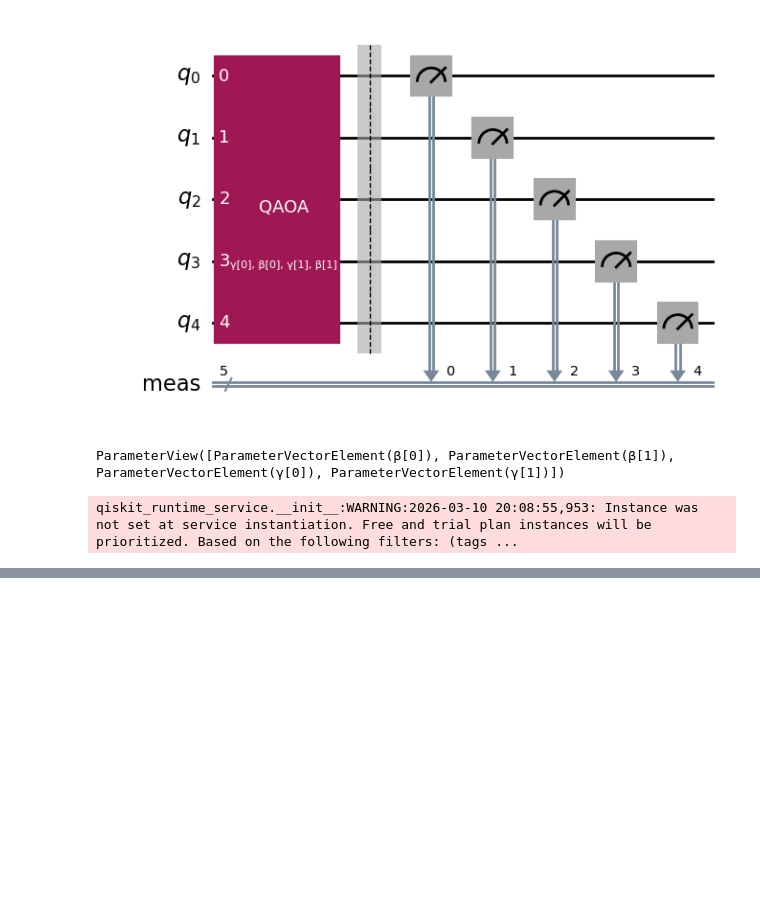
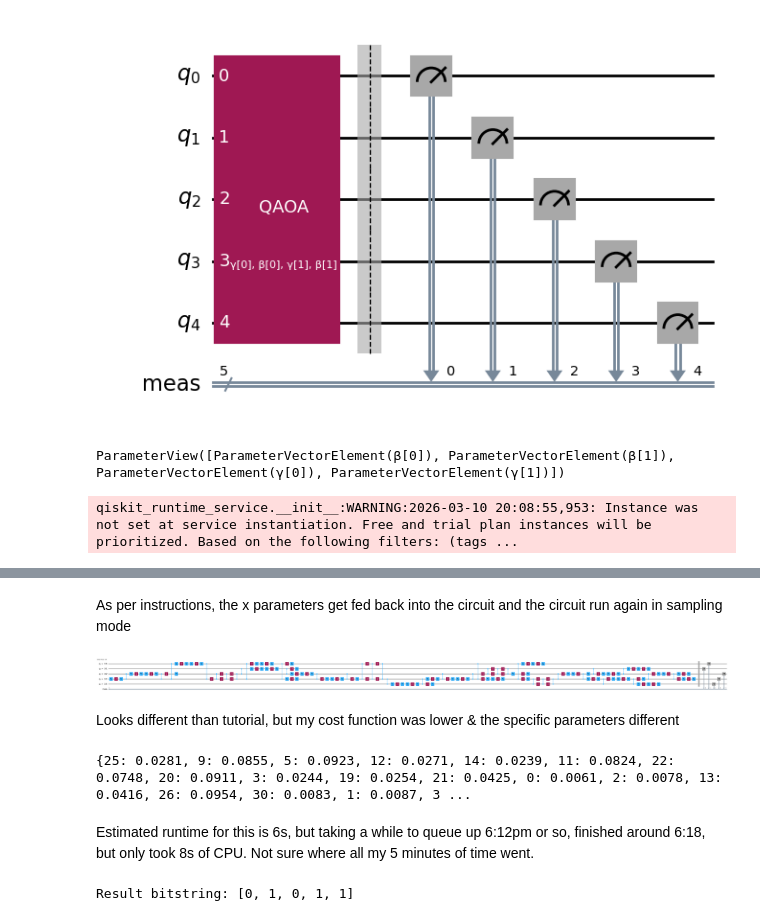
Before and after one commit to jpmorgen/qiskit, a Jupyter notebook: QAOA.ipynb, the cells around one changed output, grey strips where cells are left out. Drawn from its saved outputs; the diff is of its cells as text; code cells hidden in the pictures; blank space fills up the shorter version.

```diff
--- a/QAOA.ipynb
+++ b/QAOA.ipynb
@@ -102,2 +104,0 @@ qiskit_runtime_service.backends:WARNING:2026-03-10 20:09:43,002: Using instance:
-# %%
-backend = service.backend("ibm_fez")
@@ -147,0 +199,48 @@ RequestsApiError: '400 Client Error: Bad Request for url: https://quantum.cloud.
+# %% [markdown]
+As per instructions, the x parameters get fed back into the circuit and the circuit run again in sampling mode
+# %%
+optimized_circuit = candidate_circuit.assign_parameters(result.x)
+optimized_circuit.draw("mpl", fold=False, idle_wires=False)
+# %% [output]
+[figure, added]
+# %% [markdown]
+Looks different than tutorial, but my cost function was lower & the specific parameters different
+# %%
+# If using qiskit-ibm-runtime<0.24.0, change `mode=` to `backend=`
+sampler = Sampler(mode=backend)
+sampler.options.default_shots = 10000
+
+# Set simple error suppression/mitigation options
+sampler.options.dynamical_decoupling.enable = True
+sampler.options.dynamical_decoupling.sequence_type = "XY4"
+sampler.options.twirling.enable_gates = True
+sampler.options.twirling.num_randomizations = "auto"
+
+pub = (optimized_circuit,)
+job = sampler.run([pub], shots=int(1e4))
+counts_int = job.result()[0].data.meas.get_int_counts()
+counts_bin = job.result()[0].data.meas.get_counts()
+shots = sum(counts_int.values())
+final_distribution_int = {key: val / shots for key, val in counts_int.items()}
+final_distribution_bin = {key: val / shots for key, val in counts_bin.items()}
+print(final_distribution_int)
+# %% [output]
+{25: 0.0281, 9: 0.0855, 5: 0.0923, 12: 0.0271, 14: 0.0239, 11: 0.0824, 22: 0.0748, 20: 0.0911, 3: 0.0244, 19: 0.0254, 21: 0.0425, 0: 0.0061, 2: 0.0078, 13: 0.0416, 26: 0.0954, 30: 0.0083, 1: 0.0087, 3 ...
+# %% [markdown]
+Estimated runtime for this is 6s, but taking a while to queue up 6:12pm or so, finished around 6:18, but only took 8s of CPU.  Not sure where all my 5 minutes of time went.
+# %%
+# auxiliary functions to sample most likely bitstring
+def to_bitstring(integer, num_bits):
+    result = np.binary_repr(integer, width=num_bits)
+    return [int(digit) for digit in result]
+
+
+keys = list(final_distribution_int.keys())
+values = list(final_distribution_int.values())
+most_likely = keys[np.argmax(np.abs(values))]
+most_likely_bitstring = to_bitstring(most_likely, len(graph))
+most_likely_bitstring.reverse()
+
+print("Result bitstring:", most_likely_bitstring)
+# %% [output]
+Result bitstring: [0, 1, 0, 1, 1]
```
Also changed, not shown: parts of 19 cells of this notebook, 1 other file.
